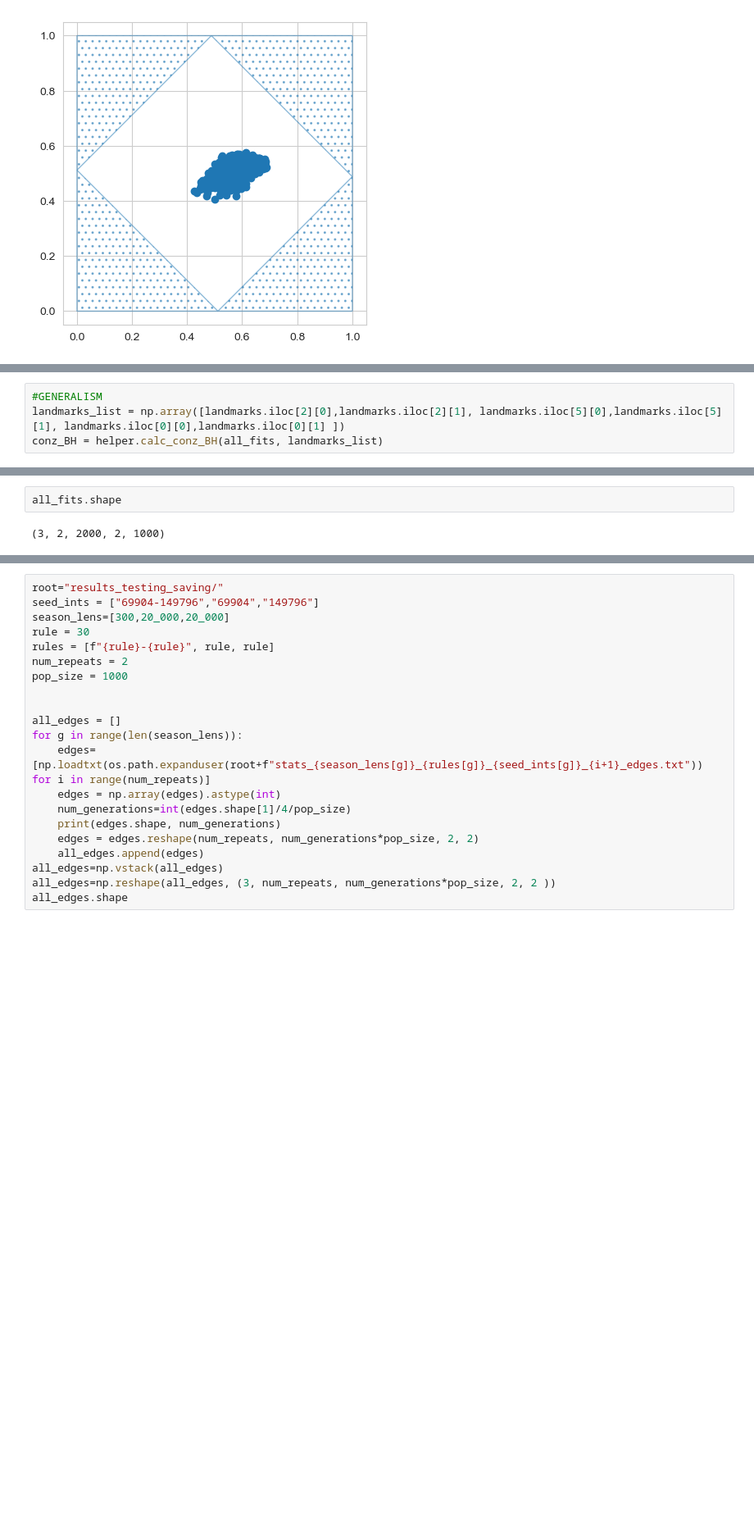
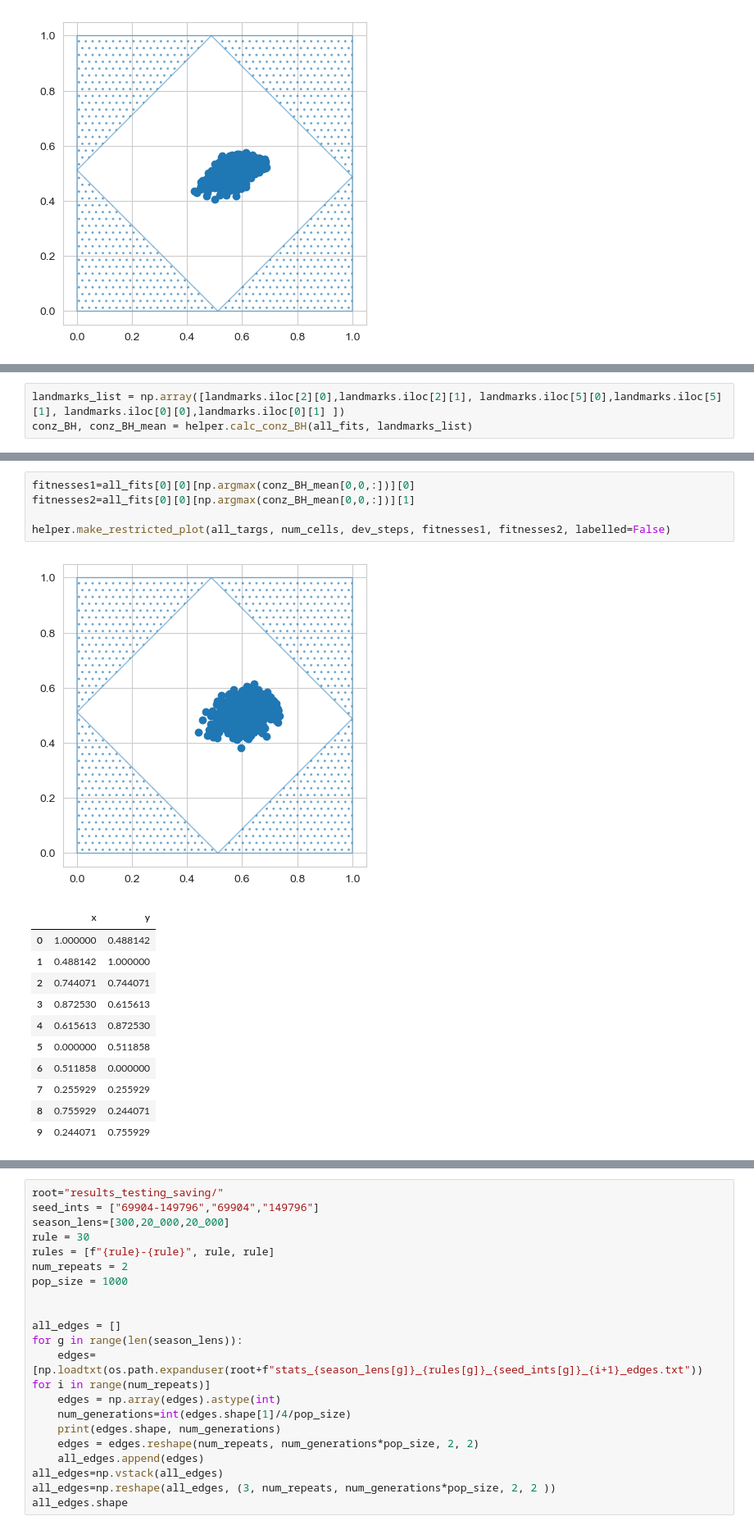
Before and after one commit to Cpetak/CA_GRN2, a Jupyter notebook: variable_2dfits.ipynb, the cells around one changed output, grey strips where cells are left out. Shown at 82% size. Cells and saved outputs as stored; diff of their text form; blank space fills up the shorter version.

```diff
--- a/variable_2dfits.ipynb
+++ b/variable_2dfits.ipynb
@@ -81,5 +79,4 @@ all_fits.shape
 # %%
-#GENERALISM
 landmarks_list = np.array([landmarks.iloc[2][0],landmarks.iloc[2][1], landmarks.iloc[5][0],landmarks.iloc[5][1], landmarks.iloc[0][0],landmarks.iloc[0][1] ])
-conz_BH = helper.calc_conz_BH(all_fits, landmarks_list)
+conz_BH, conz_BH_mean = helper.calc_conz_BH(all_fits, landmarks_list)
 # %%
@@ -87,7 +84,21 @@ plt.plot(conz_BH[0,0,:]) #NOTE: can do the 3 line plots with this list too!
 # %% [output]
 [<matplotlib.lines.Line2D at 0x...>]
 [figure]
-# %%
-all_fits.shape
-# %% [output]
-(3, 2, 2000, 2, 1000)
+# %%
+fitnesses1=all_fits[0][0][np.argmax(conz_BH_mean[0,0,:])][0]
+fitnesses2=all_fits[0][0][np.argmax(conz_BH_mean[0,0,:])][1]
+
+helper.make_restricted_plot(all_targs, num_cells, dev_steps, fitnesses1, fitnesses2, labelled=False)
+# %% [output]
+[figure, added]
+|  | x | y |
+| 0 | 1.000000 | 0.488142 |
+| 1 | 0.488142 | 1.000000 |
+| 2 | 0.744071 | 0.744071 |
+| 3 | 0.872530 | 0.615613 |
+| 4 | 0.615613 | 0.872530 |
+| 5 | 0.000000 | 0.511858 |
+| 6 | 0.511858 | 0.000000 |
+| 7 | 0.255929 | 0.255929 |
+| 8 | 0.755929 | 0.244071 |
+| 9 | 0.244071 | 0.755929 |
```
Also changed, not shown: parts of 20 cells of this notebook, 4 other files.
